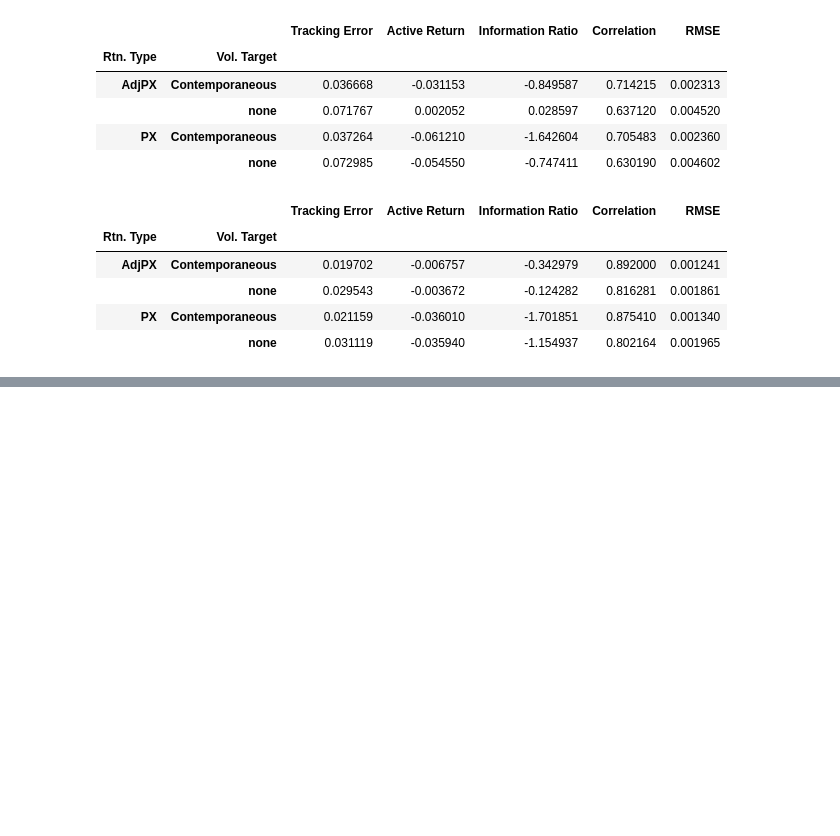
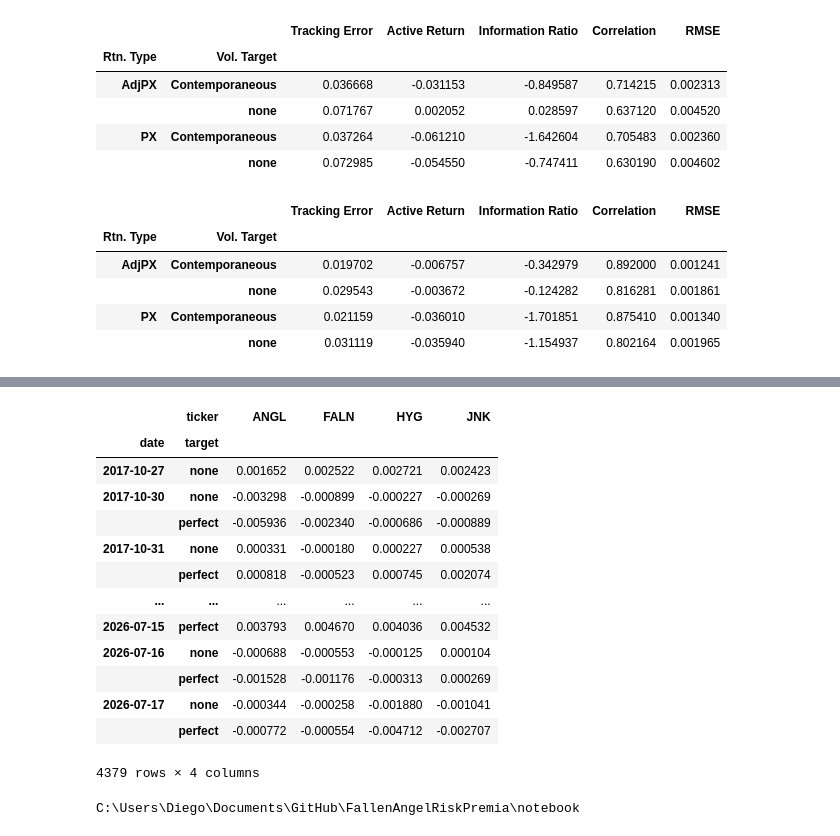
Before and after one commit to diegodalvarez/FallenAngelRiskPremia, a Jupyter notebook: notebook/1CreditComparison.ipynb, the cells around one changed output, grey strips where cells are left out. Drawn from its saved outputs; the diff is of its cells as text; code cells hidden in the pictures; blank space fills up the shorter version.

```diff
--- a/notebook/1CreditComparison.ipynb
+++ b/notebook/1CreditComparison.ipynb
@@ -696,0 +794,38 @@ def get_tracking_error(df: pd.DataFrame, benchmark_name: str) -> pd.DataFrame:
+# %%
+df_etf_tmp = df_etf_rtn[["ANGL", "FALN", "JNK", "HYG"]]
+df_vol = (df_etf_tmp
+    .apply(lambda x: x * (0.1 / (x.ewm(span = 100, adjust = False).std() * np.sqrt(252))))
+    .reset_index()
+    .melt(id_vars = "date", var_name = "ticker", value_name = "etf_rtn")
+    .assign(target = "perfect"))
+
+df_none = (df_etf_tmp
+    .reset_index()
+    .melt(id_vars = "date", var_name = "ticker", value_name = "etf_rtn")
+    .assign(target = "none"))
+# %%
+display(pd
+    .concat([df_vol, df_none])
+    .pivot(index = ["date", "target"], columns = "ticker", values = "etf_rtn")
+    .dropna()
+    .reset_index()
+    .melt(id_vars = ["date", ""]))
+# %% [output]
+|  | ticker | ANGL | FALN | HYG | JNK |
+| date | target |  |  |  |  |
+| 2017-10-27 | none | 0.001652 | 0.002522 | 0.002721 | 0.002423 |
+| 2017-10-30 | none | -0.003298 | -0.000899 | -0.000227 | -0.000269 |
+|  | perfect | -0.005936 | -0.002340 | -0.000686 | -0.000889 |
+| 2017-10-31 | none | 0.000331 | -0.000180 | 0.000227 | 0.000538 |
+|  | perfect | 0.000818 | -0.000523 | 0.000745 | 0.002074 |
+| ... | ... | ... | ... | ... | ... |
+| 2026-07-15 | perfect | 0.003793 | 0.004670 | 0.004036 | 0.004532 |
+| 2026-07-16 | none | -0.000688 | -0.000553 | -0.000125 | 0.000104 |
+|  | perfect | -0.001528 | -0.001176 | -0.000313 | 0.000269 |
+| 2026-07-17 | none | -0.000344 | -0.000258 | -0.001880 | -0.001041 |
+|  | perfect | -0.000772 | -0.000554 | -0.004712 | -0.002707 |
+4379 rows × 4 columns
+# %%
+print(os.getcwd())
+# %% [output]
+C:\Users\Diego\Documents\GitHub\FallenAngelRiskPremia\notebook
```
Also changed, not shown: parts of 10 cells of this notebook, 6 other files.
